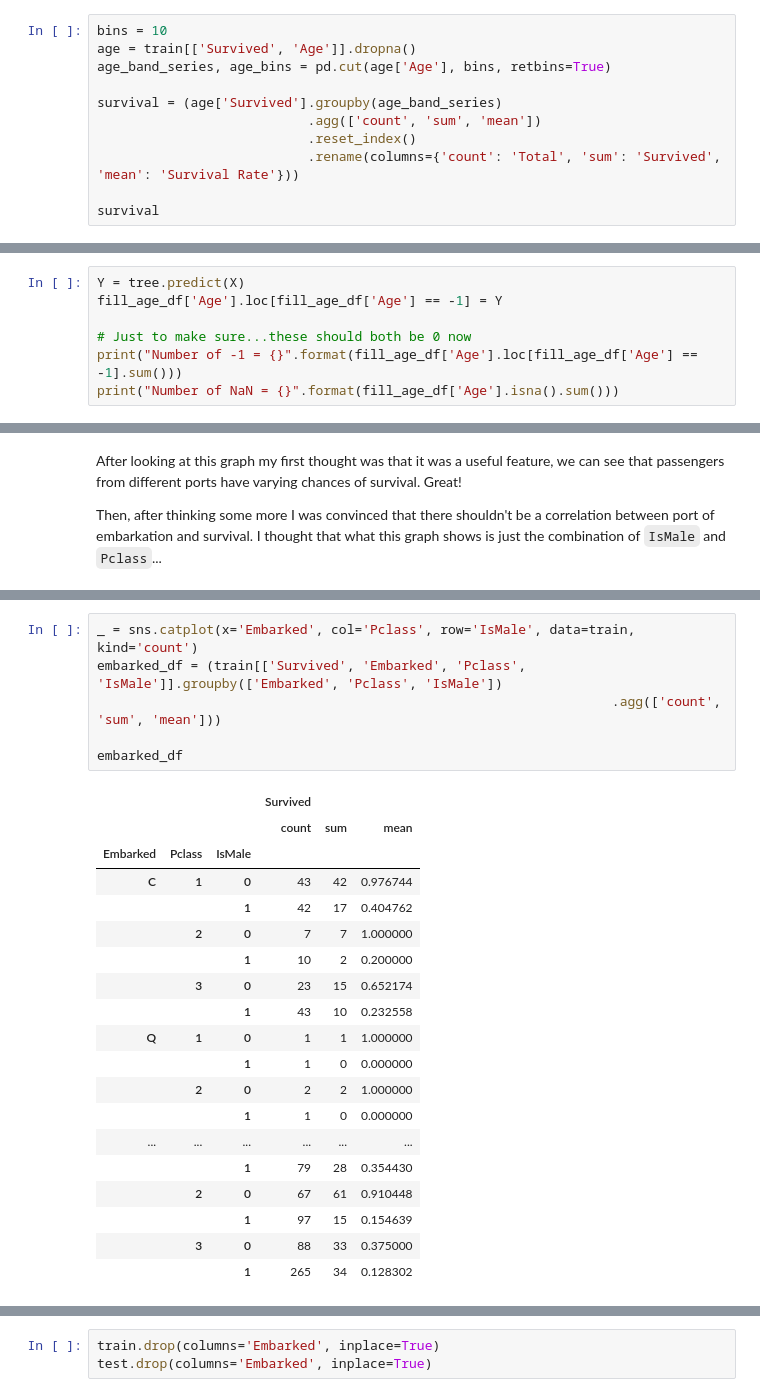
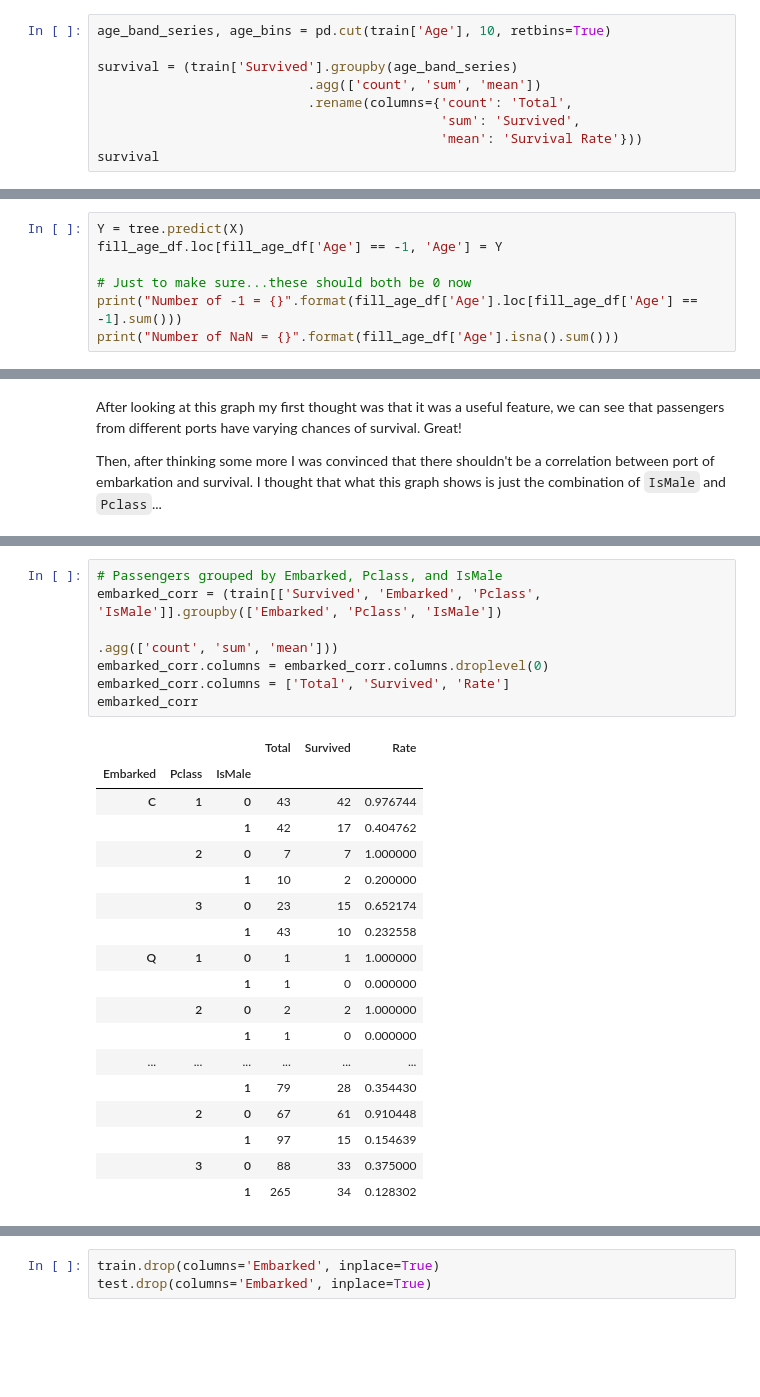
Before and after one commit to davidtvs/kaggle-titanic, a Jupyter notebook: titanic.ipynb, the cells around one changed output, grey strips where cells are left out. Drawn from its saved outputs; the diff is of its cells as text; blank space fills up the shorter version.

```diff
--- a/titanic.ipynb
+++ b/titanic.ipynb
@@ -120,14 +94,12 @@ _ = g.map(sns.distplot, 'Age')
 # %% [output]
 [figure]
 # %%
-bins = 10
-age = train[['Survived', 'Age']].dropna()
-age_band_series, age_bins = pd.cut(age['Age'], bins, retbins=True)
+age_band_series, age_bins = pd.cut(train['Age'], 10, retbins=True)
 
-survival = (age['Survived'].groupby(age_band_series)
+survival = (train['Survived'].groupby(age_band_series)
                            .agg(['count', 'sum', 'mean'])
-                           .reset_index()
-                           .rename(columns={'count': 'Total', 'sum': 'Survived', 'mean': 'Survival Rate'}))
-
+                           .rename(columns={'count': 'Total',
+                                            'sum': 'Survived',
+                                            'mean': 'Survival Rate'}))
 survival
 # %% [output]
@@ -256,7 +229,7 @@ pd.DataFrame({'Age band': age_band_series.cat.categories, 'Per class acc.': clas
 We can now predict the age band for passengers with missing data:
 # %%
 Y = tree.predict(X)
-fill_age_df['Age'].loc[fill_age_df['Age'] == -1] = Y
+fill_age_df.loc[fill_age_df['Age'] == -1, 'Age'] = Y
 
 # Just to make sure...these should both be 0 now
 print("Number of -1 = {}".format(fill_age_df['Age'].loc[fill_age_df['Age'] == -1].sum()))
@@ -335,12 +309,12 @@ Then, after thinking some more I was convinced that there shouldn't be a correla
 # %%
-_ = sns.catplot(x='Embarked', col='Pclass', row='IsMale', data=train, kind='count')
-embarked_df = (train[['Survived', 'Embarked', 'Pclass', 'IsMale']].groupby(['Embarked', 'Pclass', 'IsMale'])
-                                                                  .agg(['count', 'sum', 'mean']))
-
-embarked_df
+# Passengers grouped by Embarked, Pclass, and IsMale
+embarked_corr = (train[['Survived', 'Embarked', 'Pclass', 'IsMale']].groupby(['Embarked', 'Pclass', 'IsMale'])
+                                                                    .agg(['count', 'sum', 'mean']))
+embarked_corr.columns = embarked_corr.columns.droplevel(0)
+embarked_corr.columns = ['Total', 'Survived', 'Rate']
+embarked_corr
 # %% [output]
-|  |  |  | Survived |  |  |
-|  |  |  | count | sum | mean |
+|  |  |  | Total | Survived | Rate |
 | Embarked | Pclass | IsMale |  |  |  |
 | C | 1 | 0 | 43 | 42 | 0.976744 |
 |  |  | 1 | 42 | 17 | 0.404762 |
```
Also changed, not shown: parts of 24 cells of this notebook.
